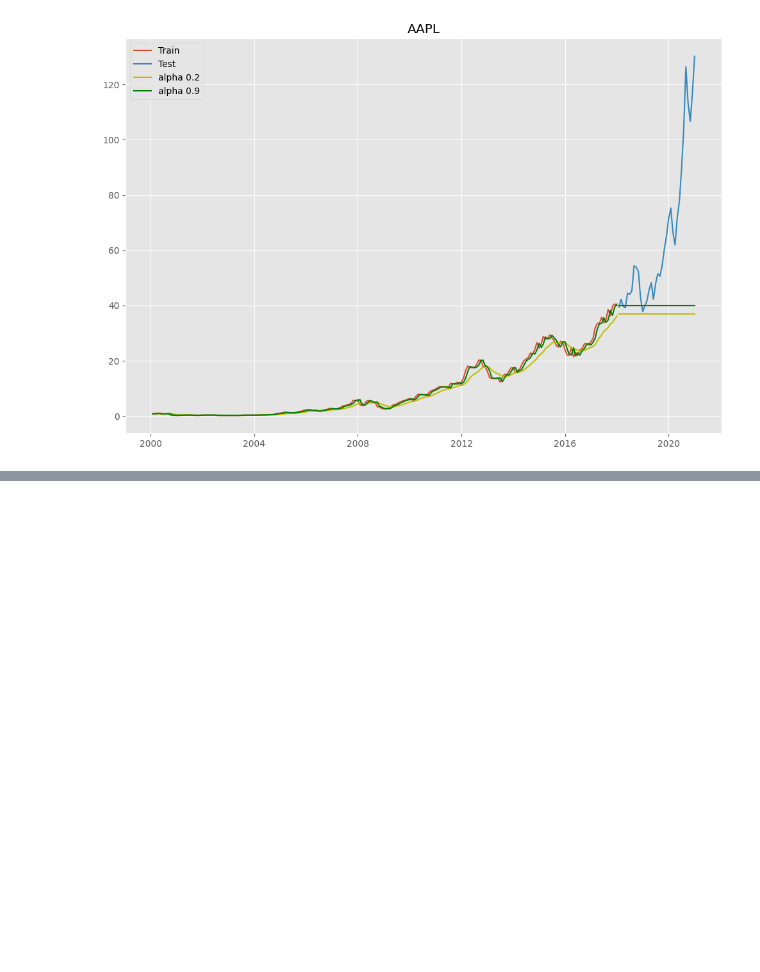
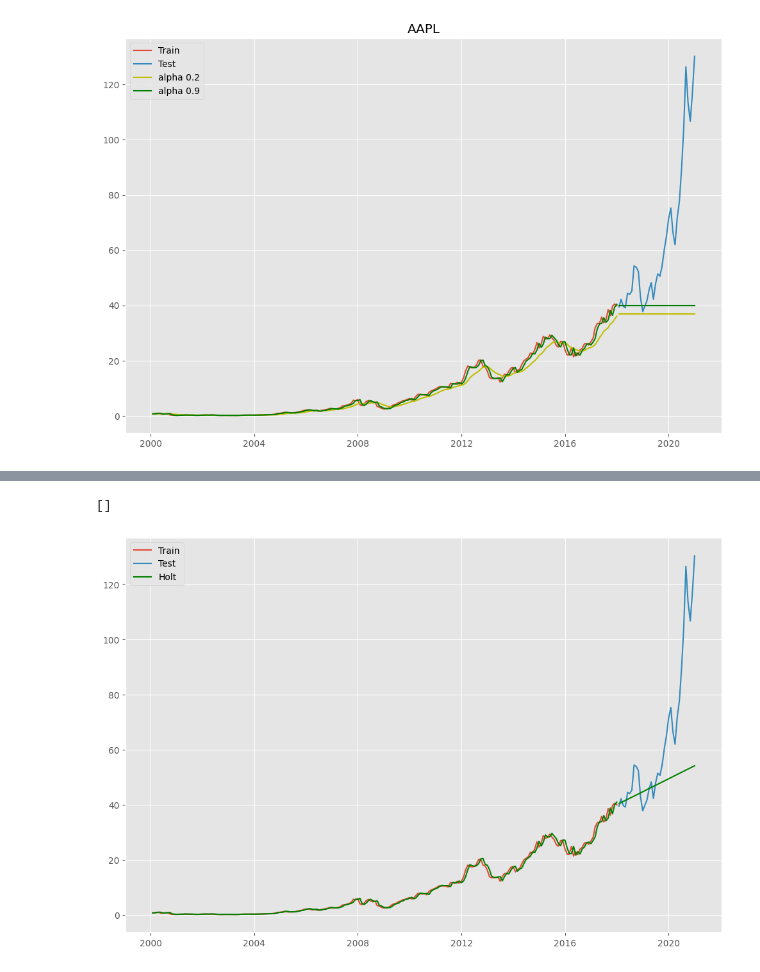
Before and after one commit to pNatTueku/basicPython, a Jupyter notebook: basic_time_series_02.ipynb, the cells around one changed output, grey strips where cells are left out. Drawn from its saved outputs; the diff is of its cells as text; code cells hidden in the pictures; blank space fills up the shorter version.

```diff
--- a/basic_time_series_02.ipynb
+++ b/basic_time_series_02.ipynb
@@ -234,0 +249,3 @@ plt.show()
+# %%
+holt = Holt(df_train, initialization_method = "estimated").fit() # use default setting to fit/train
+holt
@@ -234,0 +272,3 @@ plt.show()
+# %%
+holt_pred = holt.forecast(df_test.shape[0])
+holt_pred
@@ -234,0 +293,14 @@ plt.show()
+# %%
+plt.rcParams['figure.figsize'] = (12.0, 8.0)
+
+plt.plot(df_train, label = 'Train')
+plt.plot(df_test, label = 'Test')
+
+plt.plot(holt.fittedvalues, color = "g", label = "Holt")
+plt.plot(holt_pred, color = "g")
+
+plt.legend()
+plt.plot()
+# %% [output]
+[]
+[figure, added]
```
Also changed, not shown: parts of 17 cells of this notebook.
